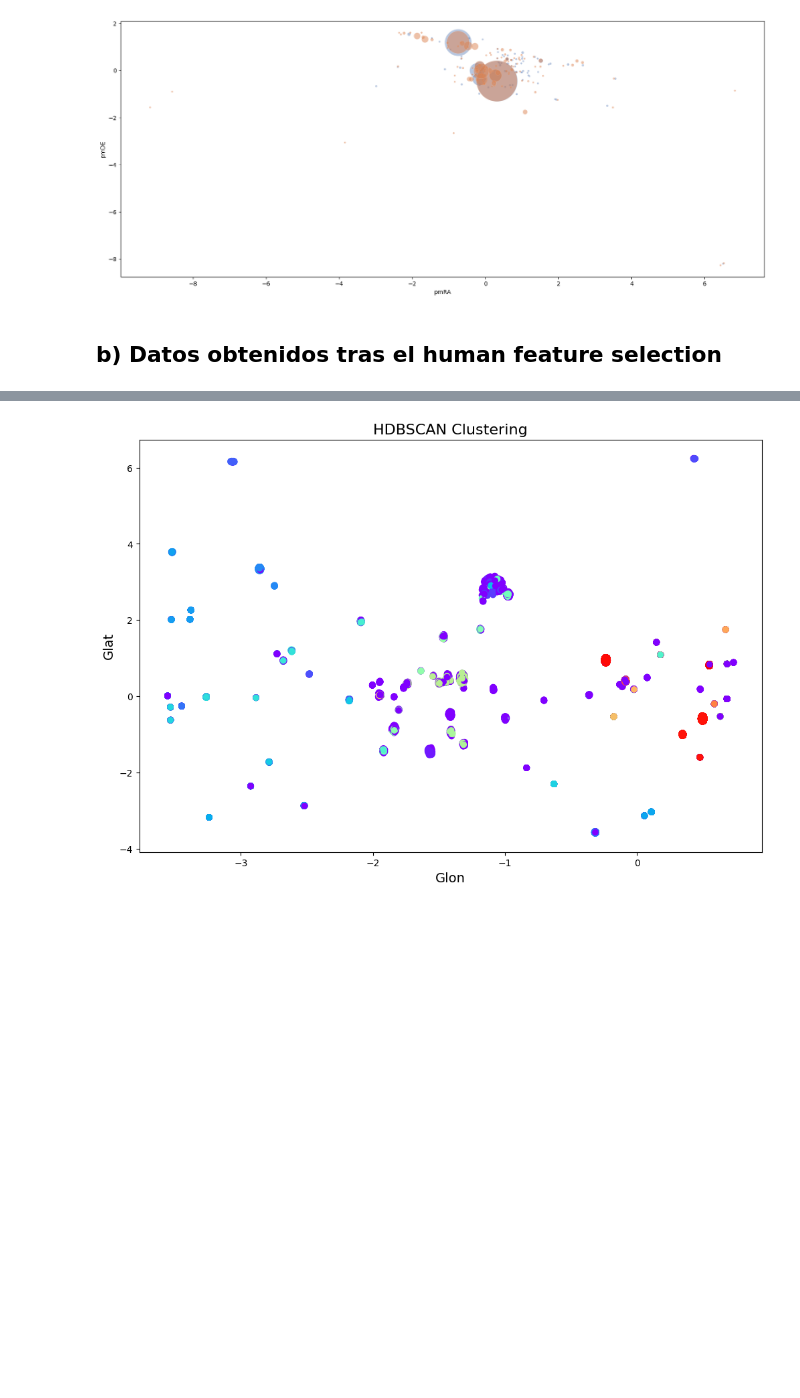
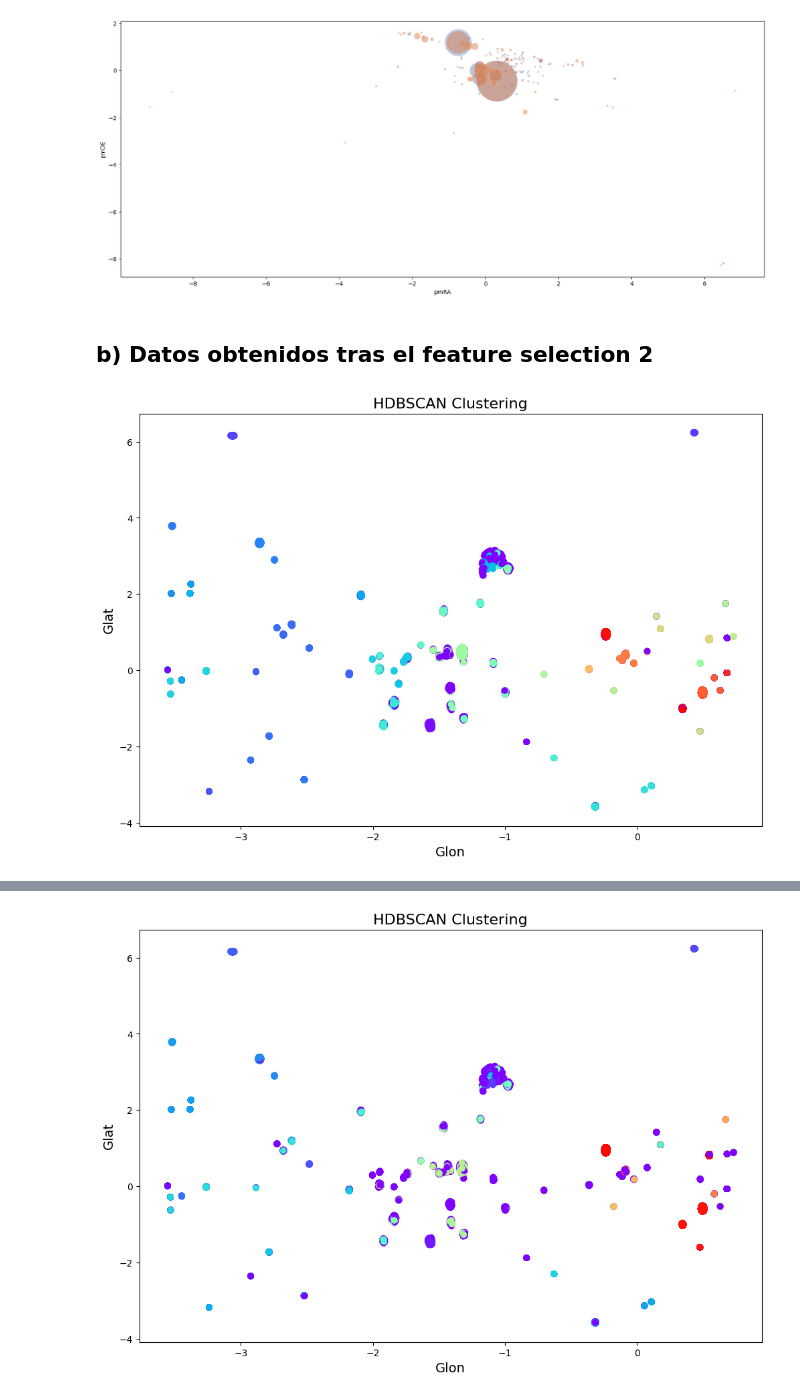
Before and after one commit to TatianaCC/STARS_FinalProject, a Jupyter notebook: src/Class_HDBSCAN.ipynb, the cells around one changed output, grey strips where cells are left out. Cells and saved outputs as stored; diff of their text form; code cells hidden in the pictures; blank space fills up the shorter version.

```diff
--- a/src/Class_HDBSCAN.ipynb
+++ b/src/Class_HDBSCAN.ipynb
@@ -102,4 +102,27 @@ graphic_tester(X_test_with_y_test, X_test_with_y_predict_test, 'y_test', 'y_pred
 # %% [output]
 [figure]
 # %% [markdown]
-## b) Datos obtenidos tras el human feature selection
+## b) Datos obtenidos tras el feature selection 2
+# %%
+X_train2 = pd.read_csv('../Samples/Clean/Feature_Selection/X_train2.csv')
+X_test2 = pd.read_csv('../Samples/Clean/Feature_Selection/X_test2.csv')
+Y_train2 = pd.read_csv('../Samples/Clean/Feature_Selection/Y_train2.csv')
+Y_test2 = pd.read_csv('../Samples/Clean/Feature_Selection/Y_test2.csv')
+# %%
+#Convertir el DataFrame completo a un array NumPy
+X_train_array2 = X_train2.to_numpy()
+X_test_array2 = X_test2.to_numpy()
+
+# Crear y ajustar el modelo HDBSCAN sin paralelismo explícito
+clusterer = hdbscan.HDBSCAN(min_cluster_size=5, core_dist_n_jobs=1, gen_min_span_tree=True)
+y_predict_train2 = clusterer.fit_predict(X_train_array2)
+
+# Visualizar los resultados
+plt.figure(figsize=(12, 8))
+plt.scatter(X_train_array2[:, 0], X_train_array2[:, 1], c=y_predict_train2, cmap='rainbow', marker='o')
+plt.title('HDBSCAN Clustering', fontsize=16)
+plt.xlabel('Glon', fontsize=14)
+plt.ylabel('Glat', fontsize=14)
+plt.show()
+# %% [output]
+[figure, added]
```
Also changed, not shown: parts of 26 cells of this notebook.
